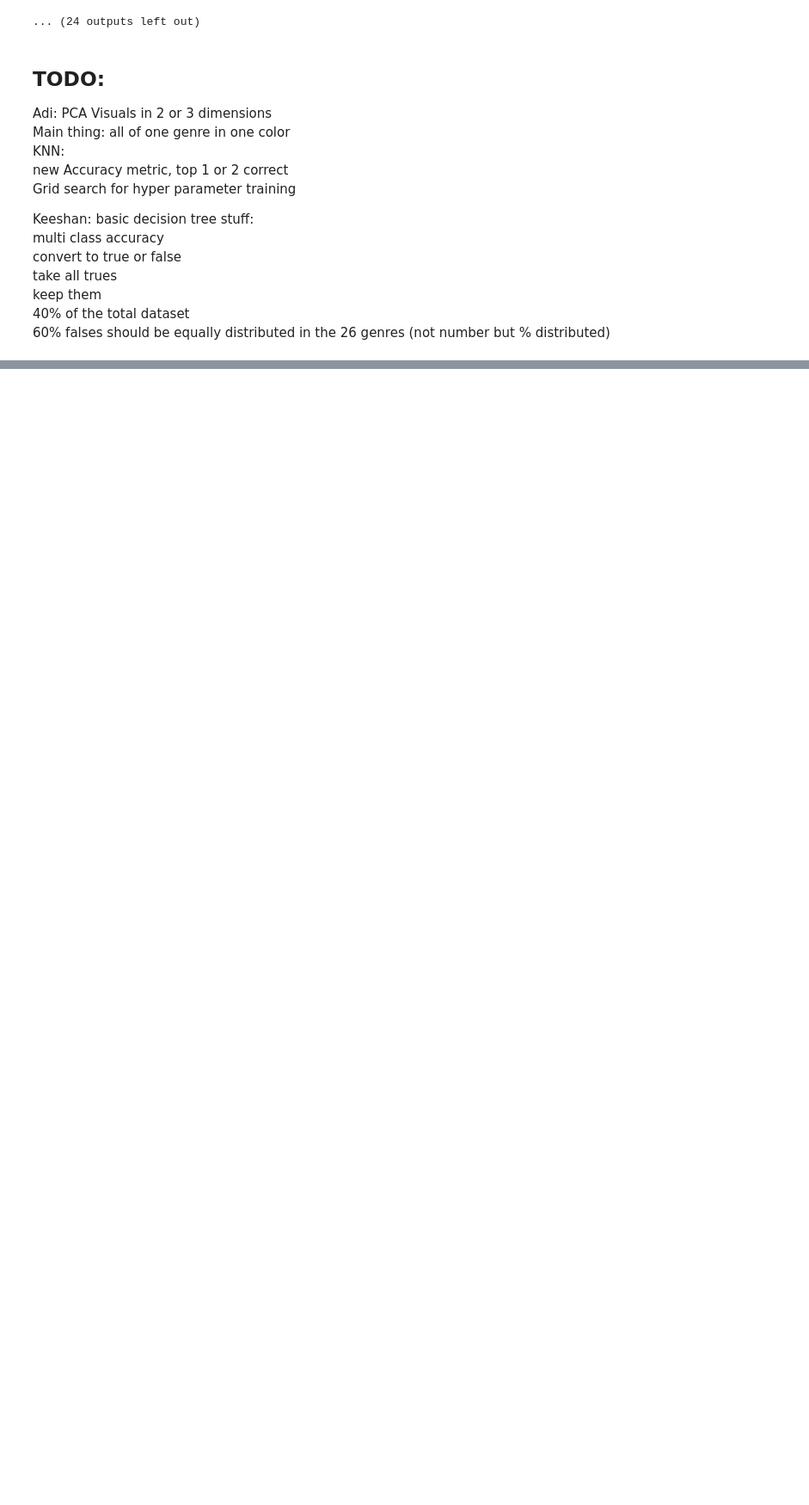
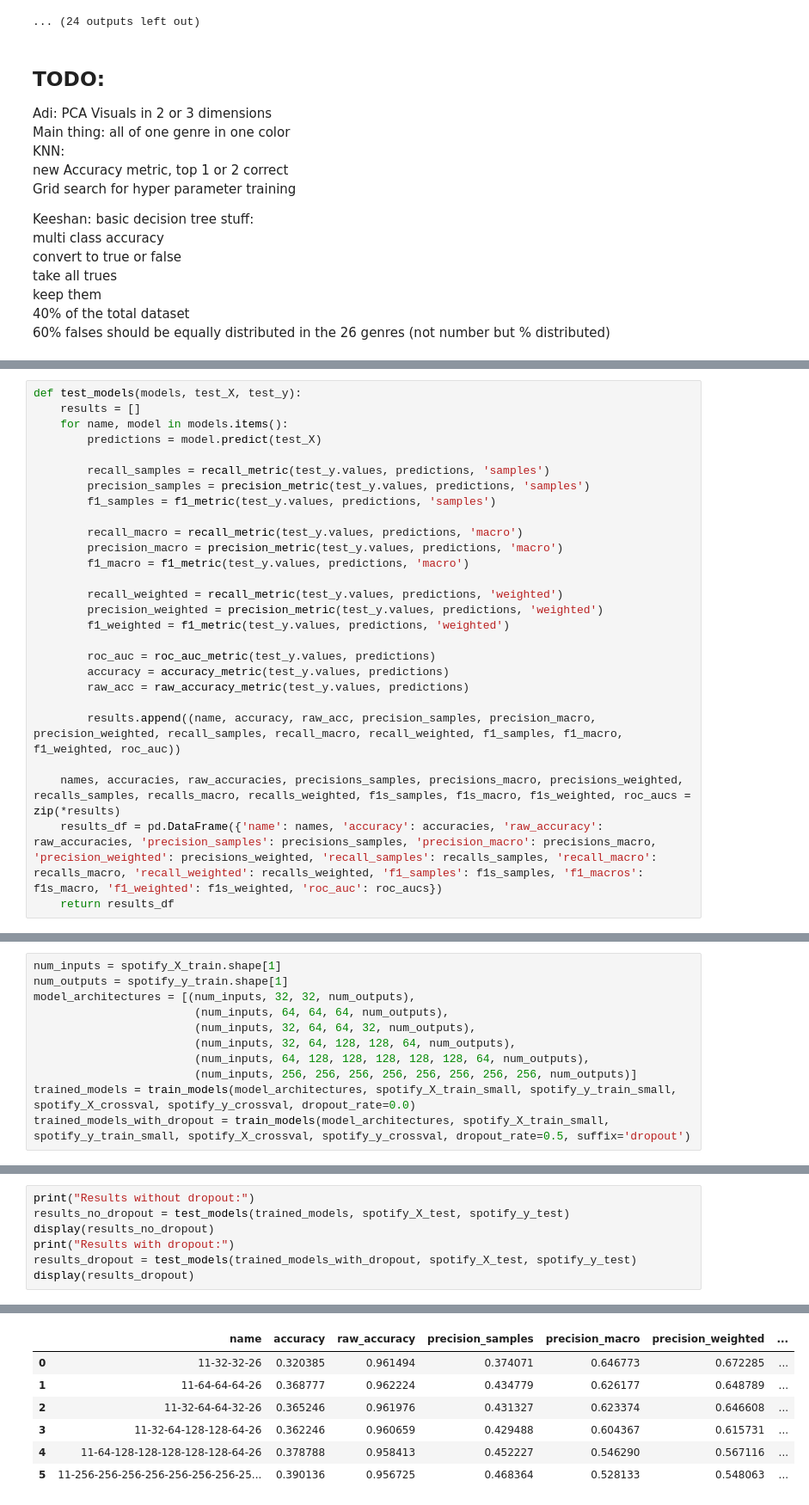
Before and after one commit to iarhbahsir/spotify-genre, a Jupyter notebook: DataCleaning.ipynb, the cells around one changed output, grey strips where cells are left out. Shown at 86% size. Cells and saved outputs as stored; diff of their text form; blank space fills up the shorter version.

```diff
--- a/DataCleaning.ipynb
+++ b/DataCleaning.ipynb
@@ -1535,0 +1701,27 @@ multi class accuracy
+# %%
+def test_models(models, test_X, test_y):
+    results = []
+    for name, model in models.items():
+        predictions = model.predict(test_X)
+
+        recall_samples = recall_metric(test_y.values, predictions, 'samples')
+        precision_samples = precision_metric(test_y.values, predictions, 'samples')
+        f1_samples = f1_metric(test_y.values, predictions, 'samples')
+
+        recall_macro = recall_metric(test_y.values, predictions, 'macro')
+        precision_macro = precision_metric(test_y.values, predictions, 'macro')
+        f1_macro = f1_metric(test_y.values, predictions, 'macro')
+
+        recall_weighted = recall_metric(test_y.values, predictions, 'weighted')
+        precision_weighted = precision_metric(test_y.values, predictions, 'weighted')
+        f1_weighted = f1_metric(test_y.values, predictions, 'weighted')
+
+        roc_auc = roc_auc_metric(test_y.values, predictions)
+        accuracy = accuracy_metric(test_y.values, predictions)
+        raw_acc = raw_accuracy_metric(test_y.values, predictions)
+
+        results.append((name, accuracy, raw_acc, precision_samples, precision_macro, precision_weighted, recall_samples, recall_macro, recall_weighted, f1_samples, f1_macro, f1_weighted, roc_auc))
+
+    names, accuracies, raw_accuracies, precisions_samples, precisions_macro, precisions_weighted, recalls_samples, recalls_macro, recalls_weighted, f1s_samples, f1s_macro, f1s_weighted, roc_aucs = zip(*results)
+    results_df = pd.DataFrame({'name': names, 'accuracy': accuracies, 'raw_accuracy': raw_accuracies, 'precision_samples': precisions_samples, 'precision_macro': precisions_macro, 'precision_weighted': precisions_weighted, 'recall_samples': recalls_samples, 'recall_macro': recalls_macro, 'recall_weighted': recalls_weighted, 'f1_samples': f1s_samples, 'f1_macros': f1s_macro, 'f1_weighted': f1s_weighted, 'roc_auc': roc_aucs})
+    return results_df
@@ -1535,0 +1739,11 @@ multi class accuracy
+# %%
+num_inputs = spotify_X_train.shape[1]
+num_outputs = spotify_y_train.shape[1]
+model_architectures = [(num_inputs, 32, 32, num_outputs),
+                        (num_inputs, 64, 64, 64, num_outputs),
+                        (num_inputs, 32, 64, 64, 32, num_outputs),
+                        (num_inputs, 32, 64, 128, 128, 64, num_outputs),
+                        (num_inputs, 64, 128, 128, 128, 128, 128, 64, num_outputs),
+                        (num_inputs, 256, 256, 256, 256, 256, 256, 256, 256, num_outputs)]
+trained_models = train_models(model_architectures, spotify_X_train_small, spotify_y_train_small, spotify_X_crossval, spotify_y_crossval, dropout_rate=0.0)
+trained_models_with_dropout = train_models(model_architectures, spotify_X_train_small, spotify_y_train_small, spotify_X_crossval, spotify_y_crossval, dropout_rate=0.5, suffix='dropout')
@@ -1535,0 +1771,8 @@ multi class accuracy
+# %%
+print("Results without dropout:")
+results_no_dropout = test_models(trained_models, spotify_X_test, spotify_y_test)
+display(results_no_dropout)
+print("Results with dropout:")
+results_dropout = test_models(trained_models_with_dropout, spotify_X_test, spotify_y_test)
+display(results_dropout)
+# %% [output]
@@ -1535,0 +1780,7 @@ multi class accuracy
+|  | name | accuracy | raw_accuracy | precision_samples | precision_macro | precision_weighted | ... |
+| 0 | 11-32-32-26 | 0.320385 | 0.961494 | 0.374071 | 0.646773 | 0.672285 | ... |
+| 1 | 11-64-64-64-26 | 0.368777 | 0.962224 | 0.434779 | 0.626177 | 0.648789 | ... |
+| 2 | 11-32-64-64-32-26 | 0.365246 | 0.961976 | 0.431327 | 0.623374 | 0.646608 | ... |
+| 3 | 11-32-64-128-128-64-26 | 0.362246 | 0.960659 | 0.429488 | 0.604367 | 0.615731 | ... |
+| 4 | 11-64-128-128-128-128-128-64-26 | 0.378788 | 0.958413 | 0.452227 | 0.546290 | 0.567116 | ... |
+| 5 | 11-256-256-256-256-256-256-256-25... | 0.390136 | 0.956725 | 0.468364 | 0.528133 | 0.548063 | ... |
```
Also changed, not shown: parts of 35 cells of this notebook.
